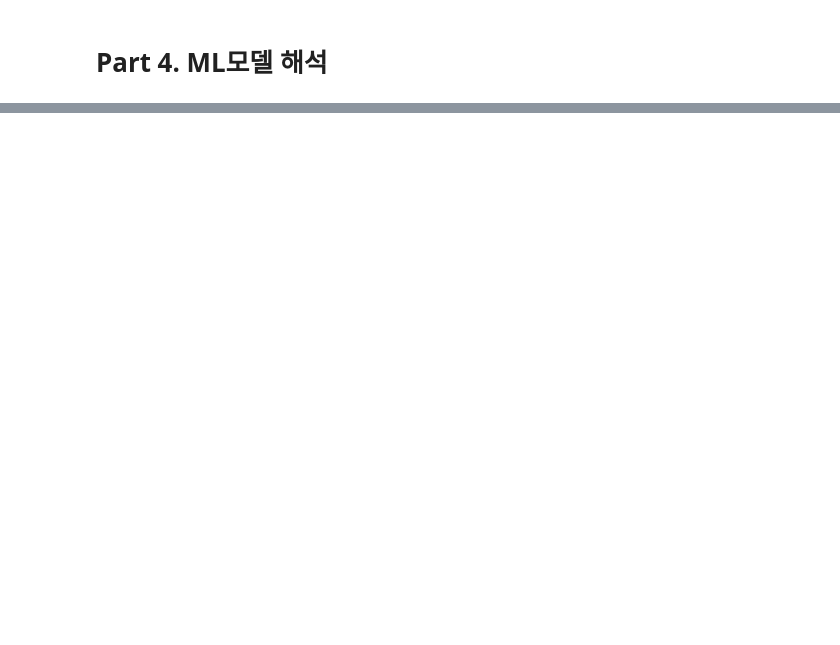
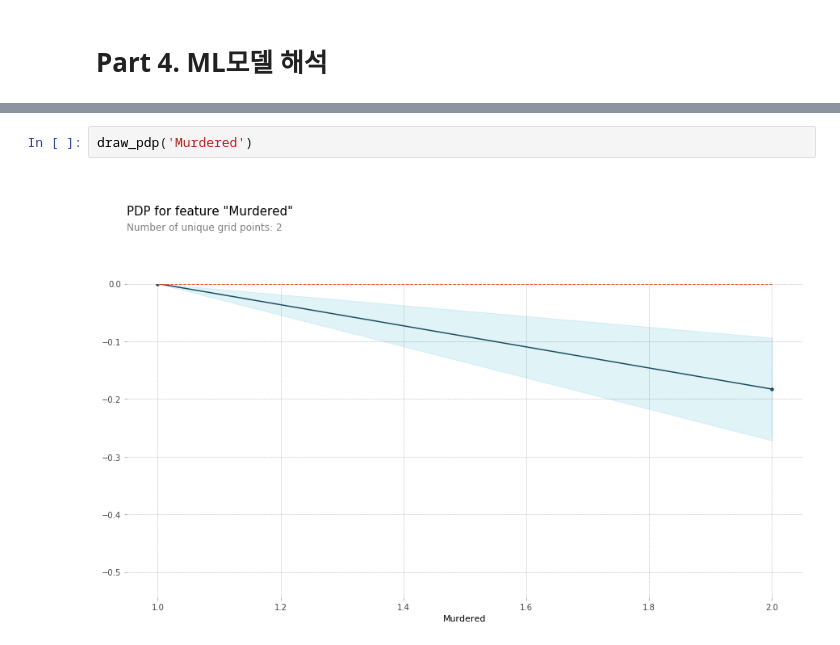
Before and after one commit to donghwi2022/ds-section2-project, a Jupyter notebook: section2_project.ipynb, the cells around one changed output, grey strips where cells are left out. Drawn from its saved outputs; the diff is of its cells as text; blank space fills up the shorter version.

```diff
--- a/section2_project.ipynb
+++ b/section2_project.ipynb
@@ -433,0 +520,4 @@ Text(0.5, 1.0, 'Confusion Matrix (n = 332)')
+# %%
+draw_pdp('Murdered')
+# %% [output]
+[figure, added]
```
Also changed, not shown: parts of 19 cells of this notebook.
